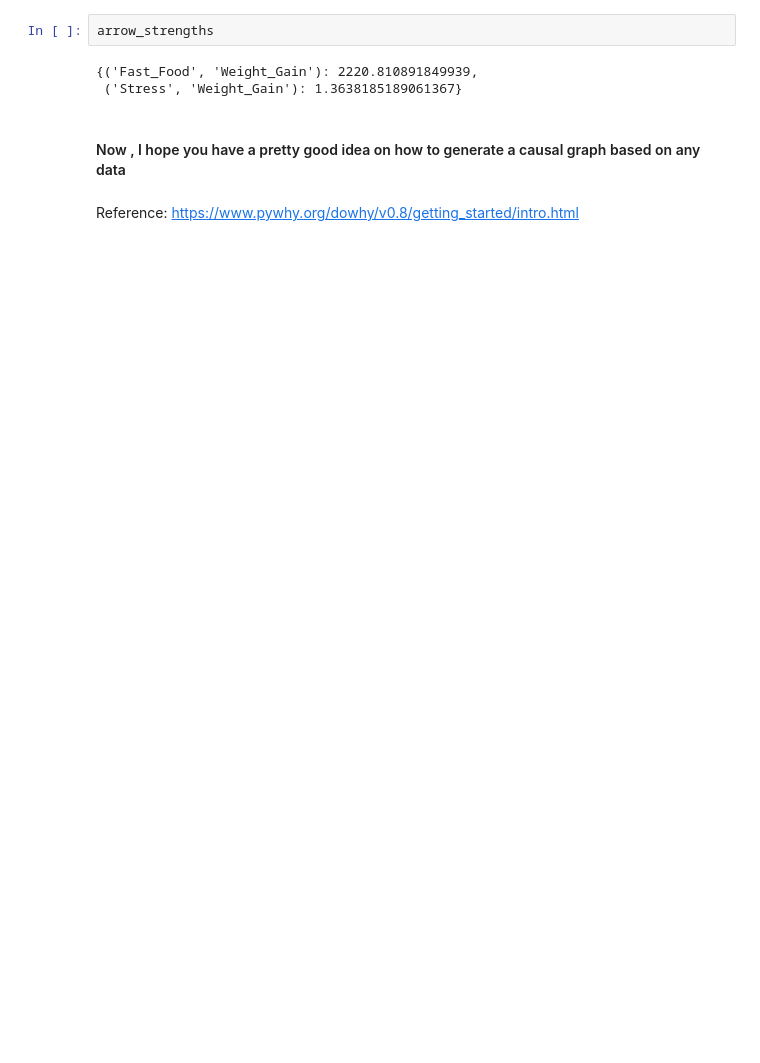
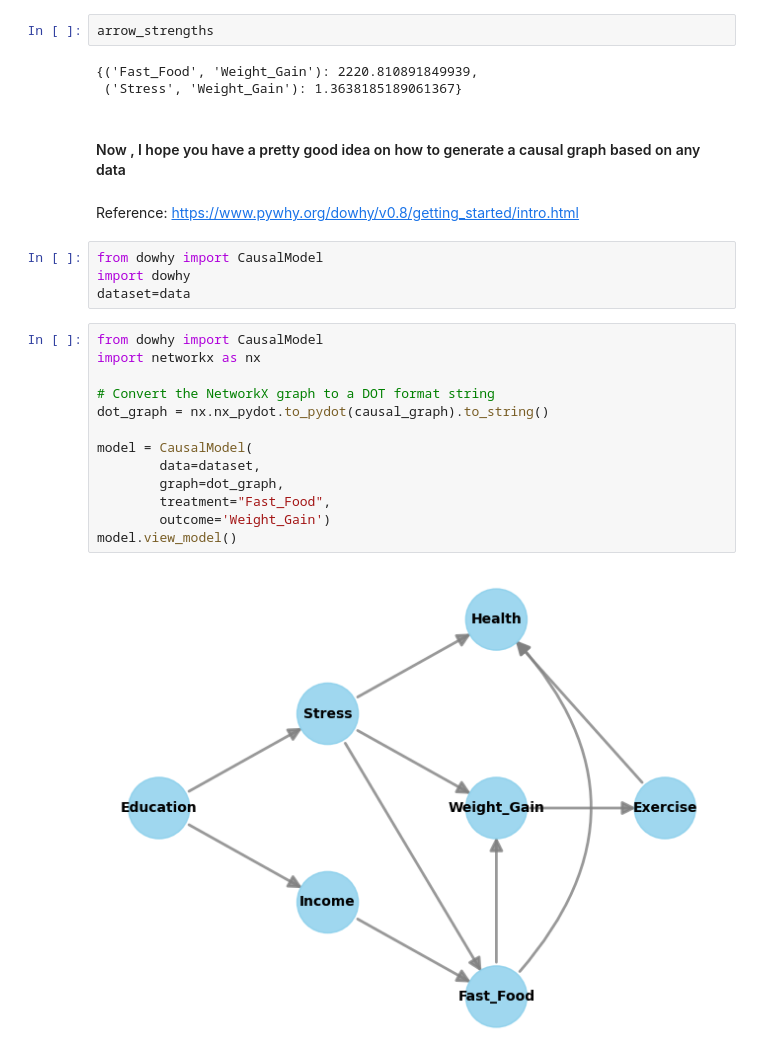
Before and after one commit to kumarjitpathakbangalore/causal_inference, a Jupyter notebook: causal_graph_discovery/causal_discovery.ipynb, the cells around one changed output. Saved outputs shown, nothing was run; the diff lists cells and outputs as text; blank space fills up the shorter version.

```diff
--- a/causal_graph_discovery/causal_discovery.ipynb
+++ b/causal_graph_discovery/causal_discovery.ipynb
@@ -177,3 +177,22 @@ arrow_strengths
 #### Now , I hope you have a pretty good idea on how to generate a causal graph based on any data
 # %% [markdown]
 Reference: https://www.pywhy.org/dowhy/v0.8/getting_started/intro.html
+# %%
+from dowhy import CausalModel
+import dowhy
+dataset=data
+# %%
+from dowhy import CausalModel
+import networkx as nx
+
+# Convert the NetworkX graph to a DOT format string
+dot_graph = nx.nx_pydot.to_pydot(causal_graph).to_string()
+
+model = CausalModel(
+        data=dataset,
+        graph=dot_graph,
+        treatment="Fast_Food",
+        outcome='Weight_Gain')
+model.view_model()
+# %% [output]
+[figure, added]
```
Also changed, not shown: parts of 13 cells of this notebook, 1 other file.
